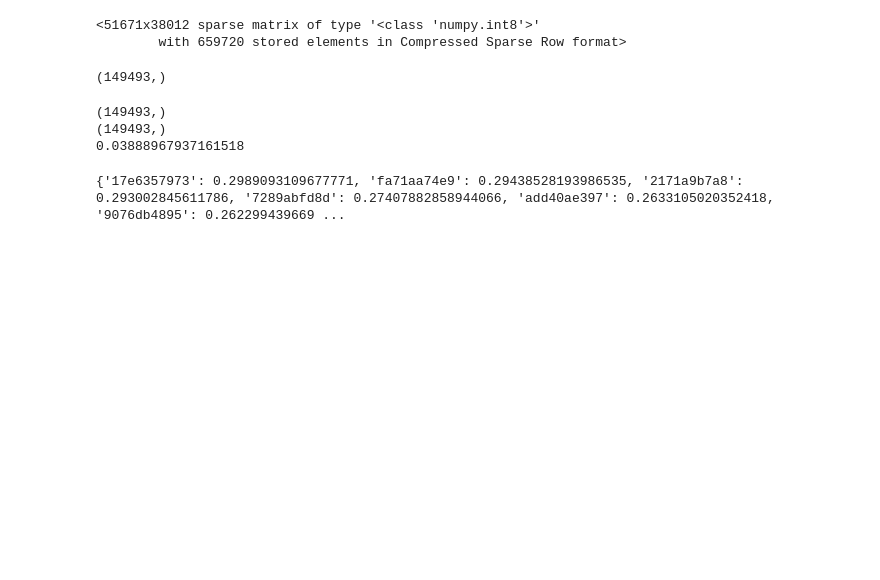
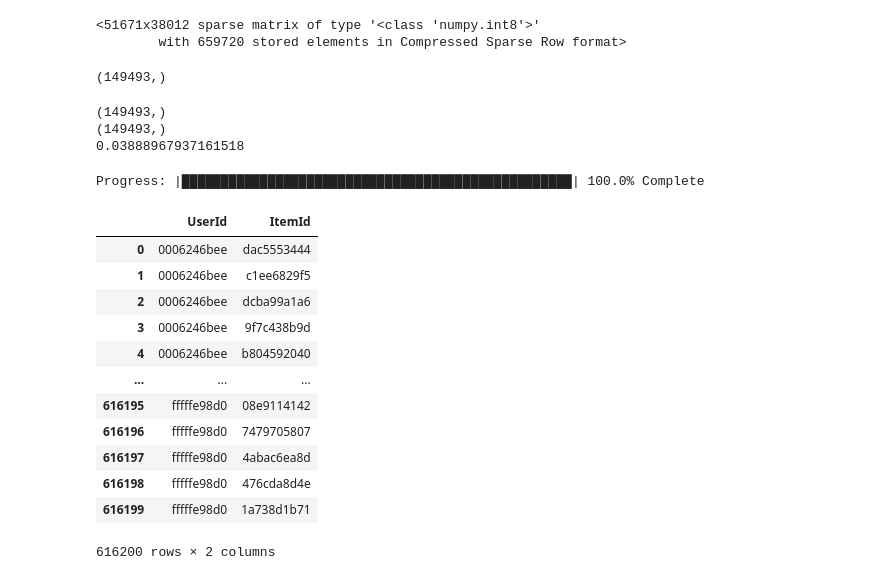
Before and after one commit to vasilva/rc2, a Jupyter notebook: rc2.ipynb, the cells around one changed output. Drawn from its saved outputs; the diff is of its cells as text; code cells hidden in the pictures; blank space fills up the shorter version.

Commit message:
Adicionar script principal para processamento de dados e geração de rankings

```diff
--- a/rc2.ipynb
+++ b/rc2.ipynb
@@ -476,7 +476,3 @@ print(cos_sim(user_vector, item_vector))
 (149493,)
 (149493,)
 0.03888967937161518
-# %%
-print(get_item_ranking("fffffe98d0", targets_df, user_vector, tfidf_matrix))
-# %% [output]
-{'17e6357973': 0.2989093109677771, 'fa71aa74e9': 0.29438528193986535, '2171a9b7a8': 0.293002845611786, '7289abfd8d': 0.27407882858944066, 'add40ae397': 0.2633105020352418, '9076db4895': 0.262299439669 ...
@@ -482,0 +511,36 @@ print(get_item_ranking("fffffe98d0", targets_df, user_vector, tfidf_matrix))
+# %%
+user_rankings = {}
+users_id = list(targets_df["UserId"].unique())
+l = len(users_id)
+printProgressBar(0, l, prefix="Progress:", suffix="Complete", length=50)
+
+for i, user_id in enumerate(users_id):
+    user_vector = get_user_vector(user_id, ratings_df).flatten()
+    user_rankings[user_id] = get_item_ranking(
+        user_id, targets_df, user_vector, tfidf_matrix
+    )
+    printProgressBar(i + 1, l, prefix="Progress:", suffix="Complete", length=50)
+# %% [output]
+Progress: |██████████████████████████████████████████████████| 100.0% Complete
+# %%
+# Convert user_rankings dictionary to a list of tuples
+user_item_pairs = [(user, item) for user, items in user_rankings.items() for item in items.keys()]
+
+# Create a DataFrame from the list of tuples
+user_rankings_df = pd.DataFrame(user_item_pairs, columns=['UserId', 'ItemId'])
+
+user_rankings_df
+# %% [output]
+|  | UserId | ItemId |
+| 0 | 0006246bee | dac5553444 |
+| 1 | 0006246bee | c1ee6829f5 |
+| 2 | 0006246bee | dcba99a1a6 |
+| 3 | 0006246bee | 9f7c438b9d |
+| 4 | 0006246bee | b804592040 |
+| ... | ... | ... |
+| 616195 | fffffe98d0 | 08e9114142 |
+| 616196 | fffffe98d0 | 7479705807 |
+| 616197 | fffffe98d0 | 4abac6ea8d |
+| 616198 | fffffe98d0 | 476cda8d4e |
+| 616199 | fffffe98d0 | 1a738d1b71 |
+616200 rows × 2 columns
```
Also changed, not shown: parts of 2 cells of this notebook, 3 other files.
